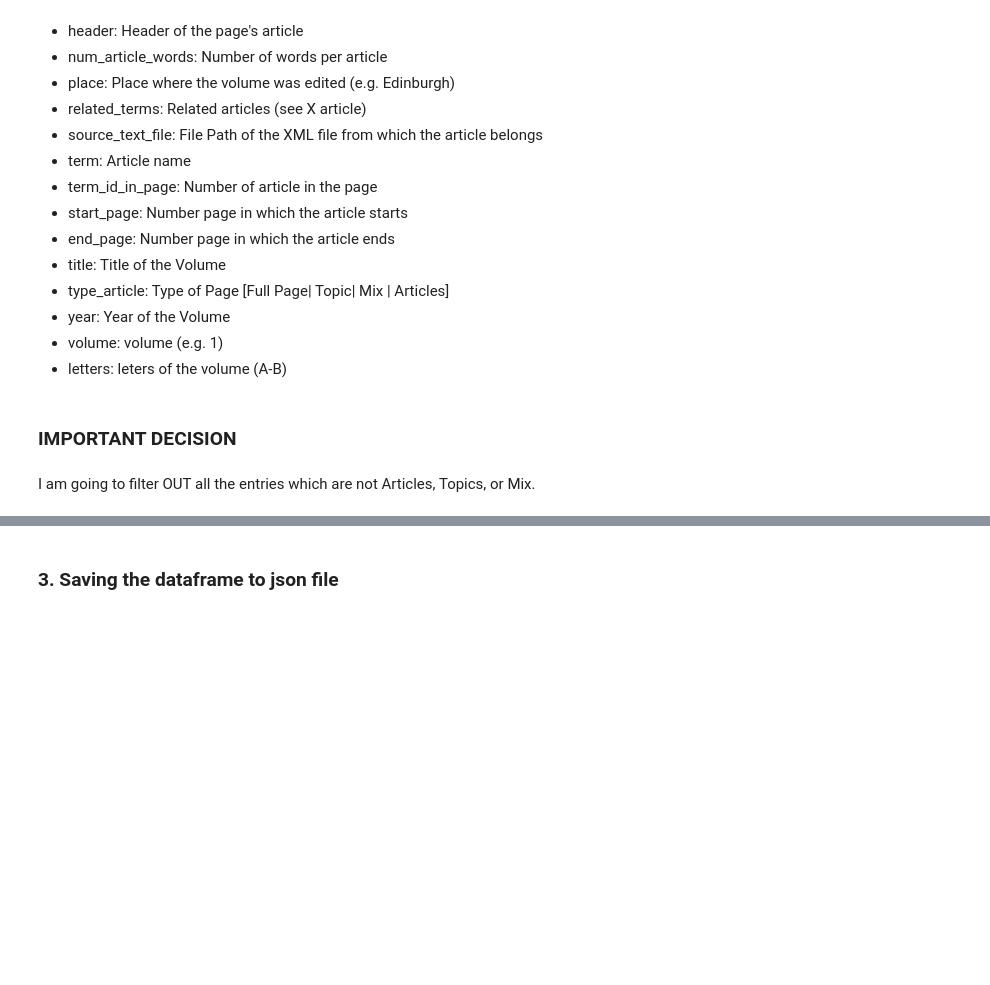
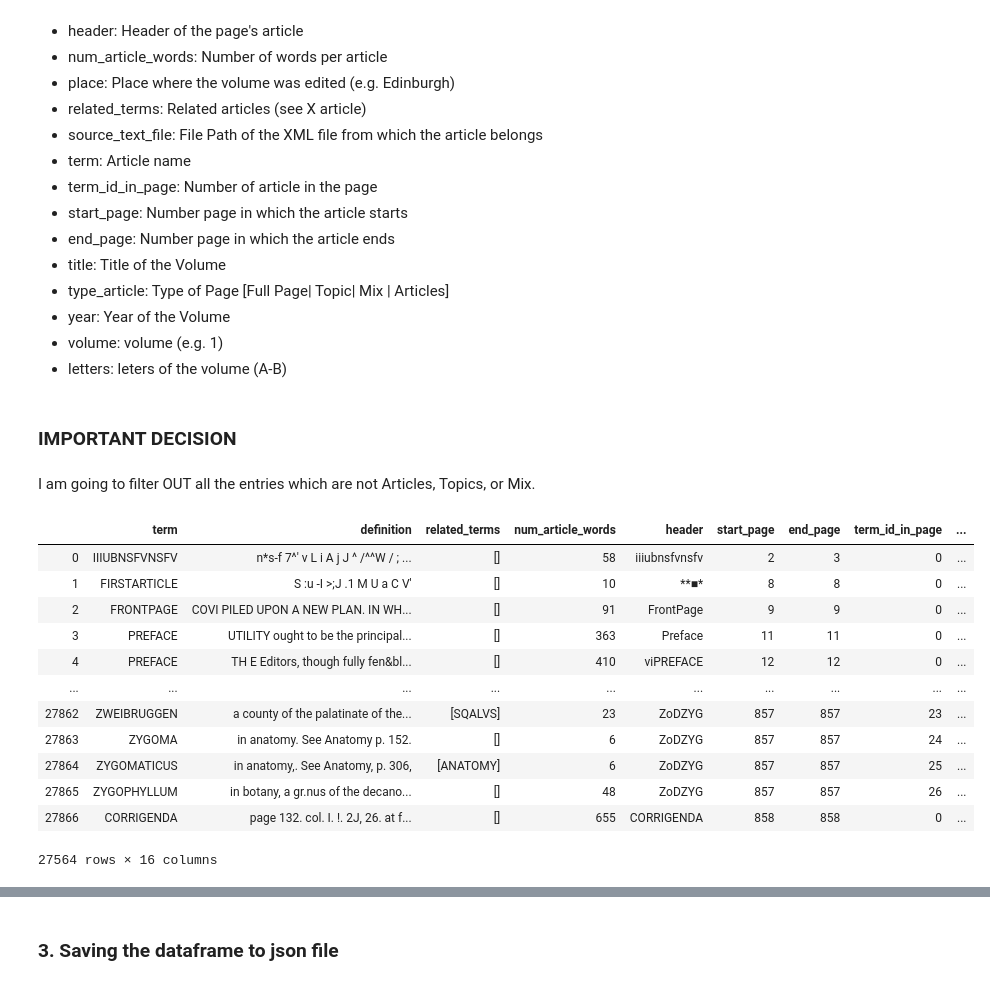
Before and after one commit to francesNLP/frances, a Jupyter notebook: NLS_EB/Merging_EB_Terms.ipynb, the cells around one changed output, grey strips where cells are left out. Saved outputs shown, nothing was run; the diff lists cells and outputs as text; code cells hidden in the pictures; blank space fills up the shorter version.

```diff
--- a/NLS_EB/Merging_EB_Terms.ipynb
+++ b/NLS_EB/Merging_EB_Terms.ipynb
@@ -278,0 +510,2 @@ merged_topics
+# %%
+articles_refined=fixing_articles(query_results_articles)
@@ -312,2 +596,18 @@ df=create_dataframe(query_results_updated)
+# %%
+df
+# %% [output]
+|  | term | definition | related_terms | num_article_words | header | start_page | end_page | term_id_in_page | ... |
+| 0 | IIIUBNSFVNSFV | n*s-f 7^' v L i A j J ^ /^^W / ; ... | [] | 58 | iiiubnsfvnsfv | 2 | 3 | 0 | ... |
+| 1 | FIRSTARTICLE | S :u -I >;J .1 M U a C V' | [] | 10 | **■* | 8 | 8 | 0 | ... |
+| 2 | FRONTPAGE | COVI PILED UPON A NEW PLAN. IN WH... | [] | 91 | FrontPage | 9 | 9 | 0 | ... |
+| 3 | PREFACE | UTILITY ought to be the principal... | [] | 363 | Preface | 11 | 11 | 0 | ... |
+| 4 | PREFACE | TH E Editors, though fully fen&bl... | [] | 410 | viPREFACE | 12 | 12 | 0 | ... |
+| ... | ... | ... | ... | ... | ... | ... | ... | ... | ... |
+| 27862 | ZWEIBRUGGEN | a county of the palatinate of the... | [SQALVS] | 23 | ZoDZYG | 857 | 857 | 23 | ... |
+| 27863 | ZYGOMA | in anatomy. See Anatomy p. 152. | [] | 6 | ZoDZYG | 857 | 857 | 24 | ... |
+| 27864 | ZYGOMATICUS | in anatomy,. See Anatomy, p. 306, | [ANATOMY] | 6 | ZoDZYG | 857 | 857 | 25 | ... |
+| 27865 | ZYGOPHYLLUM | in botany, a gr.nus of the decano... | [] | 48 | ZoDZYG | 857 | 857 | 26 | ... |
+| 27866 | CORRIGENDA | page 132. col. I. !. 2J, 26. at f... | [] | 655 | CORRIGENDA | 858 | 858 | 0 | ... |
+27564 rows × 16 columns
 # %%
 includeKeywords=["Article", "Topic", "Mix"]
```
Also changed, not shown: parts of 39 cells of this notebook, 3 other files.
